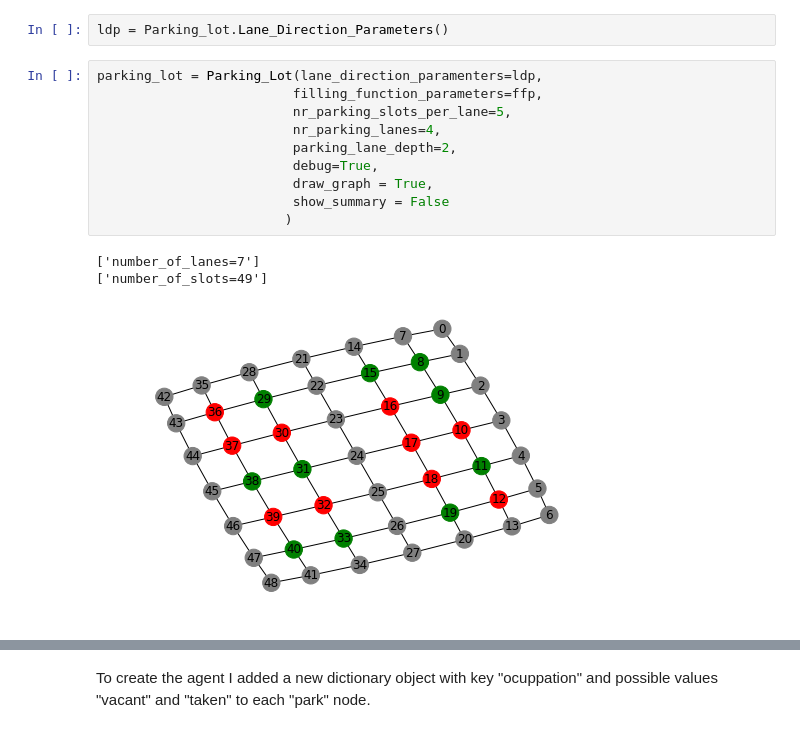
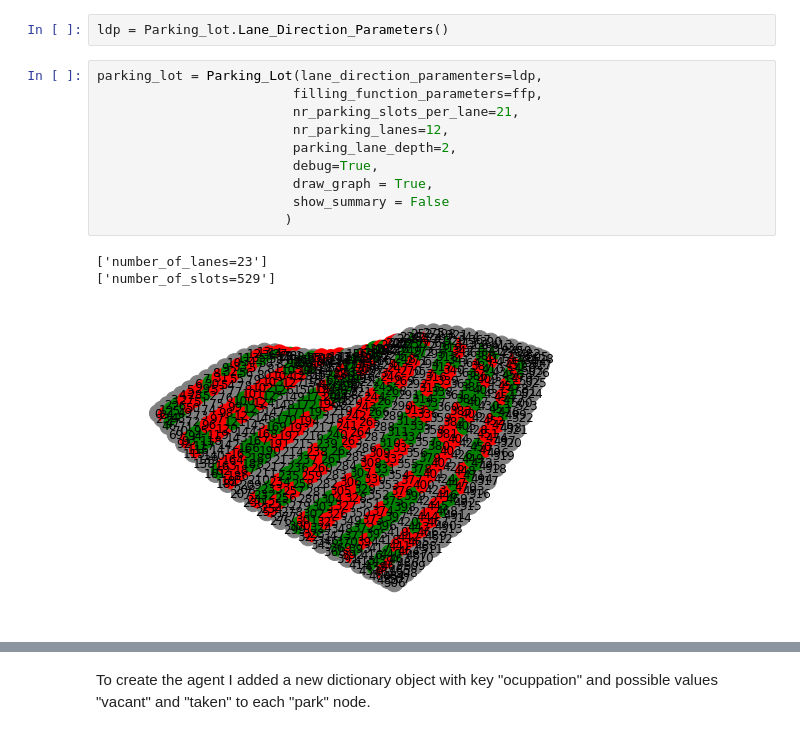
Before and after one commit to GLopezMUZH/DRL_ParkingPlaceFinderRobot, a Jupyter notebook: examples_pe.ipynb, the cells around one changed output, grey strips where cells are left out. Drawn from its saved outputs; the diff is of its cells as text.

Commit message:
new bigger parking lot, adjusted agent (rewards)

```diff
--- a/examples_pe.ipynb
+++ b/examples_pe.ipynb
@@ -17,17 +18,17 @@ ldp = Parking_lot.Lane_Direction_Parameters()
 # %%
 parking_lot = Parking_Lot(lane_direction_paramenters=ldp,
                          filling_function_parameters=ffp,
-                         nr_parking_slots_per_lane=5,
-                         nr_parking_lanes=4,
+                         nr_parking_slots_per_lane=21,
+                         nr_parking_lanes=12,
                          parking_lane_depth=2,
                          debug=True,
                          draw_graph = True,
                          show_summary = False
                         )
 # %% [output]
-['number_of_lanes=7']
-['number_of_slots=49']
+['number_of_lanes=23']
+['number_of_slots=529']
-[figure, old version]
+[figure, new version]
 # %%
 found_slot = -1
 agent = Park_Finder_Agent()
```
Also changed, not shown: parts of 3 cells of this notebook, 4 other files.
